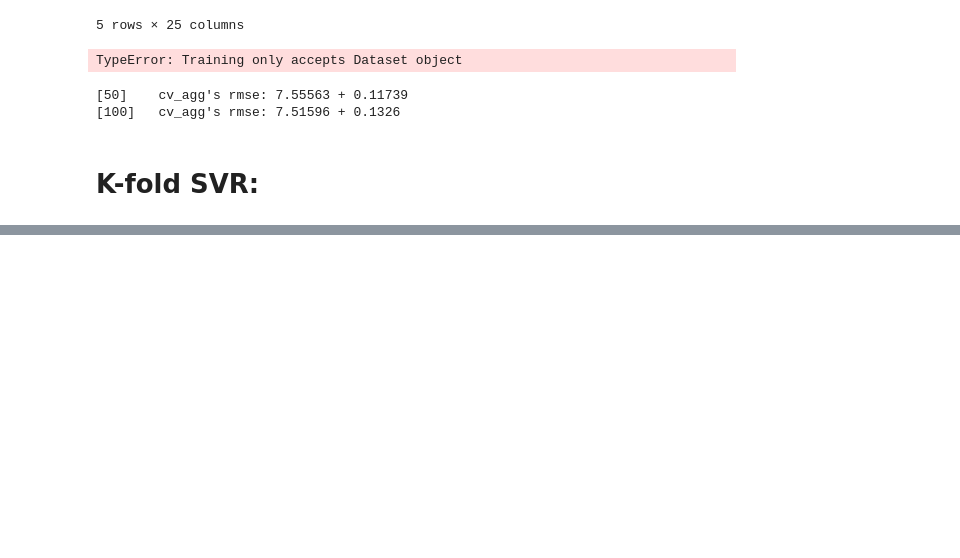
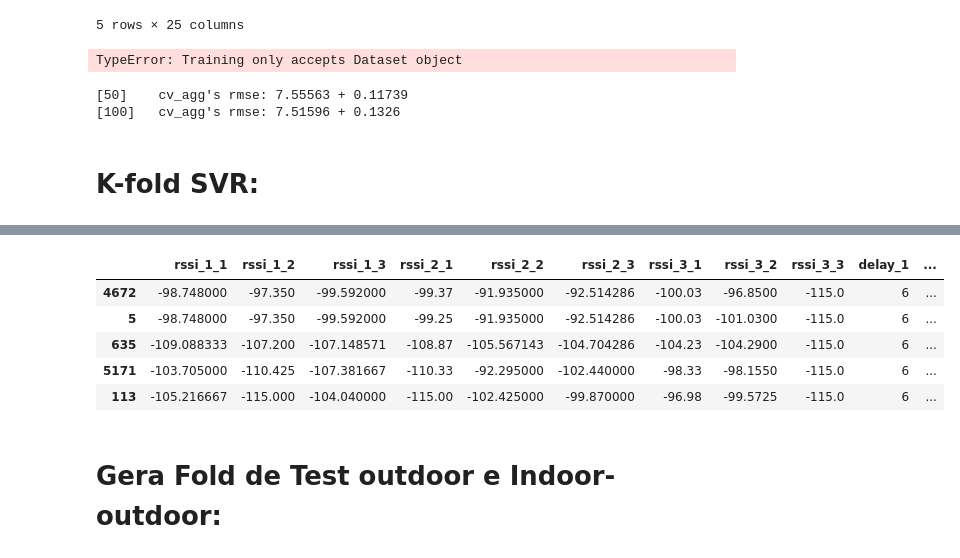
Before and after one commit to Douglast1997/TG-2020.1, a Jupyter notebook: Metalearning.ipynb, the cells around one changed output, grey strips where cells are left out. Drawn from its saved outputs; the diff is of its cells as text; code cells hidden in the pictures; blank space fills up the shorter version.

```diff
--- a/Metalearning.ipynb
+++ b/Metalearning.ipynb
@@ -386,0 +391,45 @@ df_meds_CDB_SVR.head()
+# %%
+import pandas as pd
+X_test = pd.read_csv("databasesTCC/indoor_X_train_90%.csv")
+y_test = pd.read_csv("databasesTCC/indoor_y_train_90%.csv")
+y_test['delay_1'] = X_test['delay_1']
+y_test['delay_2'] = X_test['delay_2']
+y_test['delay_3'] = X_test['delay_3']
+y_test['delay_12'] = X_test['delay_12']
+y_test['delay_13'] = X_test['delay_13']
+y_test['delay_23'] = X_test['delay_23']
+y_test['idx'] = X_test['idx']
+#y_test = y_test.head(150)#150
+sample_n_indoor = y_test.sample(n = 400)
+rest_sample_n_indoor = y_test.drop(sample_n_indoor.index)
+y_test = sample_n_indoor
+#rest_sample_n_indoor = rest_sample_n_indoor.sample(n = 200)
+
+y_test.to_csv("./k-fold-SVR/Test-SVR-Indoor.csv", index=False)
+#y_test.head()
+# %%
+X_test_indoor = pd.read_csv("databasesTCC/indoor_X_train_90%.csv")
+y_test_indoor = pd.read_csv("databasesTCC/indoor_y_train_90%.csv")
+y_test_indoor['delay_1'] = X_test_indoor['delay_1']
+y_test_indoor['delay_2'] = X_test_indoor['delay_2']
+y_test_indoor['delay_3'] = X_test_indoor['delay_3']
+y_test_indoor['delay_12'] = X_test_indoor['delay_12']
+y_test_indoor['delay_13'] = X_test_indoor['delay_13']
+y_test_indoor['delay_23'] = X_test_indoor['delay_23']
+y_test_indoor['idx'] = X_test_indoor['idx']
+
+rest_sample_n_indoor = rest_sample_n_indoor.sample(n = 200)
+#y_test_indoor = y_test_indoor.tail(75)#75
+y_test_indoor = rest_sample_n_indoor
+
+#df_indoor_outdoor = pd.concat([y_test_outdoor, y_test_indoor])
+df_indoor_outdoor = y_test_indoor
+df_indoor_outdoor.to_csv("./k-fold-SVR/Test-SVR-Indoor-Outdoor.csv", index=False)
+df_indoor_outdoor.head()
+# %% [output]
+|  | rssi_1_1 | rssi_1_2 | rssi_1_3 | rssi_2_1 | rssi_2_2 | rssi_2_3 | rssi_3_1 | rssi_3_2 | rssi_3_3 | delay_1 | ... |
+| 4672 | -98.748000 | -97.350 | -99.592000 | -99.37 | -91.935000 | -92.514286 | -100.03 | -96.8500 | -115.0 | 6 | ... |
+| 5 | -98.748000 | -97.350 | -99.592000 | -99.25 | -91.935000 | -92.514286 | -100.03 | -101.0300 | -115.0 | 6 | ... |
+| 635 | -109.088333 | -107.200 | -107.148571 | -108.87 | -105.567143 | -104.704286 | -104.23 | -104.2900 | -115.0 | 6 | ... |
+| 5171 | -103.705000 | -110.425 | -107.381667 | -110.33 | -92.295000 | -102.440000 | -98.33 | -98.1550 | -115.0 | 6 | ... |
+| 113 | -105.216667 | -115.000 | -104.040000 | -115.00 | -102.425000 | -99.870000 | -96.98 | -99.5725 | -115.0 | 6 | ... |
@@ -386,0 +442,2 @@ df_meds_CDB_SVR.head()
+# %% [markdown]
+# Gera Fold de Test outdoor e Indoor-outdoor:
```
Also changed, not shown: parts of 18 cells of this notebook, 39 other files.
